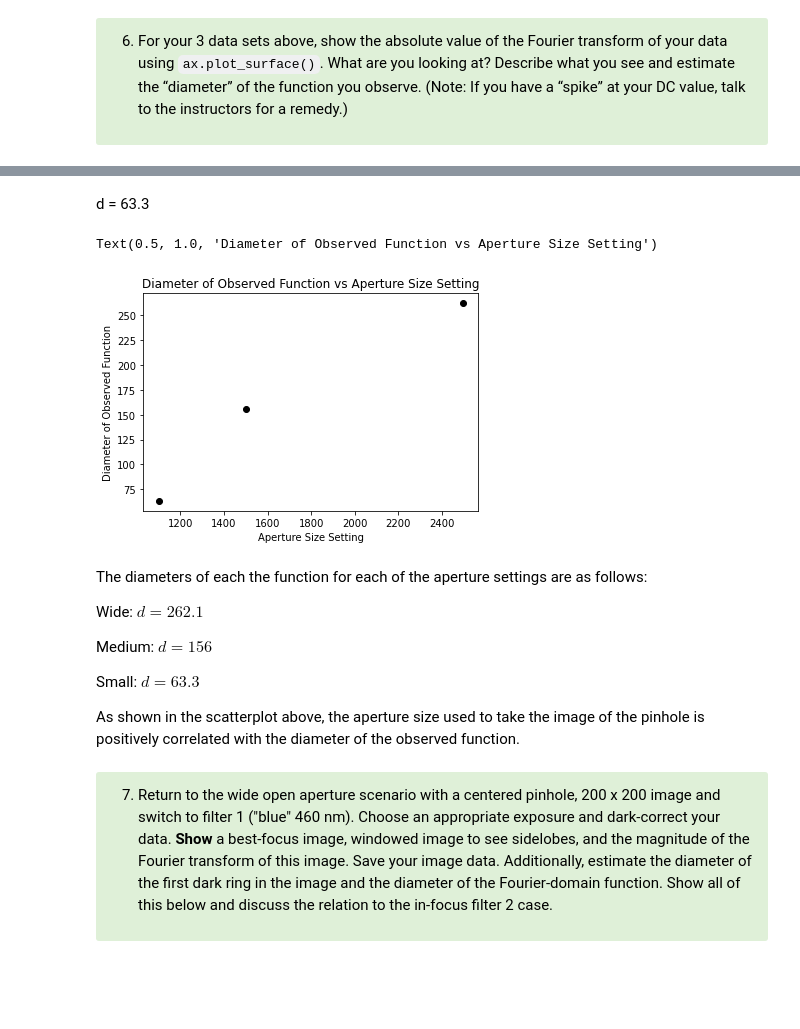
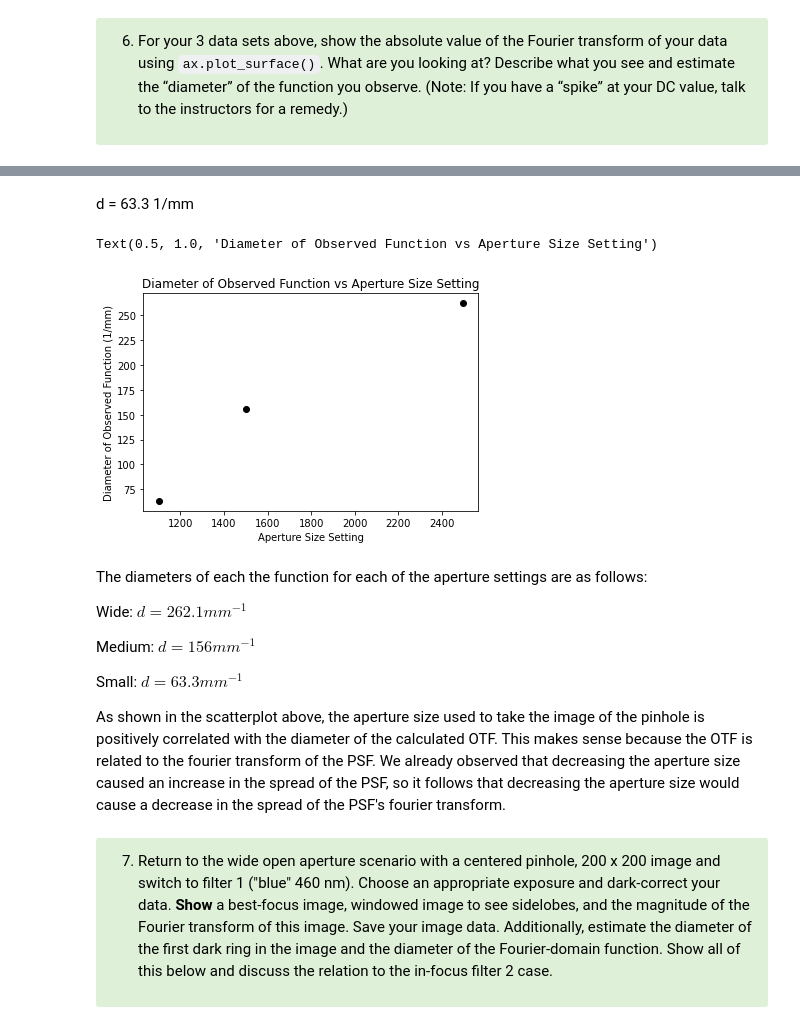
Before and after one commit to dishamishra/Labs_Imager, a Jupyter notebook: Lab3 Part2 (Clean).ipynb, the cells around one changed output, grey strips where cells are left out. Cells and saved outputs as stored; diff of their text form; code cells hidden in the pictures; blank space fills up the shorter version.

```diff
--- a/Lab3 Part2 (Clean).ipynb
+++ b/Lab3 Part2 (Clean).ipynb
@@ -472,27 +481,27 @@ Text(0, 0.5, 'y frequency (1/mm)')
 # %% [markdown]
-d = 63.3
+d = 63.3 1/mm
 # %%
 %matplotlib inline
 aperture_settings = [2496, 1500, 1100]
 diameters = [262.1,156,63.3]
 plt.figure()
 plt.plot(aperture_settings,diameters,'o',color='black')
 plt.xlabel("Aperture Size Setting")
-plt.ylabel("Diameter of Observed Function")
+plt.ylabel("Diameter of Observed Function (1/mm)")
 plt.title("Diameter of Observed Function vs Aperture Size Setting")
 # %% [output]
 Text(0.5, 1.0, 'Diameter of Observed Function vs Aperture Size Setting')
-[figure, old version]
+[figure, new version]
 # %% [markdown]
 The diameters of each the function for each of the aperture settings are as follows:
 
-Wide: $d = 262.1$
+Wide: $d = 262.1 mm^{-1}$
 
-Medium: $d = 156$
+Medium: $d = 156 mm^{-1}$
 
-Small: $d = 63.3$
+Small: $d = 63.3 mm^{-1}$
 
-As shown in the scatterplot above, the aperture size used to take the image of the pinhole is positively correlated with the diameter of the observed function.
+As shown in the scatterplot above, the aperture size used to take the image of the pinhole is positively correlated with the diameter of the calculated OTF. This makes sense because the OTF is related to the fourier transform of the PSF. We already observed that decreasing the aperture size caused an increase in the spread of the PSF, so it follows that decreasing the aperture size would cause a decrease in the spread of the PSF's fourier transform.
 # %% [markdown]
 <div class="alert alert-block alert-success">
 <font color='black'>
```
Also changed, not shown: parts of 16 cells of this notebook, 1 other file.
